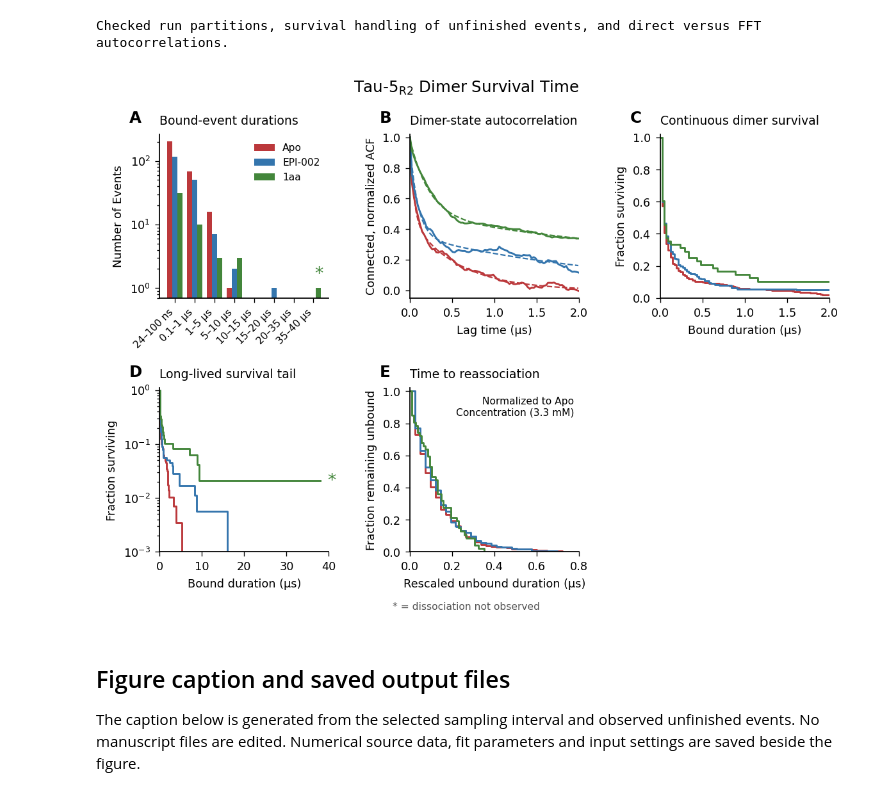
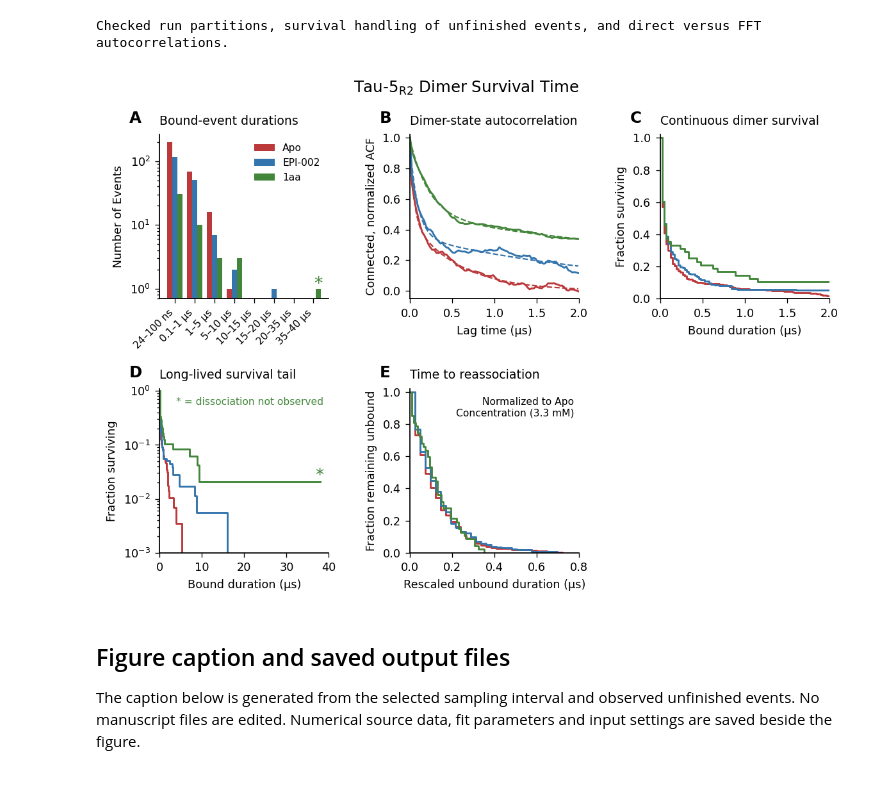
Before and after one commit to paulrobustelli/Zhu_Sisk_AR_oligomers_2025, a Jupyter notebook: dissociation_kinetics.ipynb, the cells around one changed output. Cells and saved outputs as stored; diff of their text form; code cells hidden in the pictures.

Commit message:
Place dissociation annotations above events and move definition into panel D

```diff
--- a/dissociation_kinetics.ipynb
+++ b/dissociation_kinetics.ipynb
@@ -292,8 +292,8 @@ for i,(name,r) in enumerate(results.items()):
         histogram_rows.append(dict(condition=name,lower_us=float(edges[j]),upper_us=float(edges[j+1]),
                                    observed_bound_runs=int(count),dissociation_not_observed=int(nc)))
         if nc:
-            ax[0].annotate("*", xy=(xpos[j],count), xytext=(0,4),
-                           textcoords="offset points", ha="center", va="bottom",
+            ax[0].annotate(r"$*$", xy=(xpos[j],count), xytext=(0,4),
+                           textcoords="offset points", ha="center", va="center",
                            color=color, fontsize=12, annotation_clip=True)
     mask=r["lag_us"]<=ACF_FIT_MAX_US
     t=r["lag_us"][mask]
@@ -303,37 +303,38 @@ for i,(name,r) in enumerate(results.items()):
         curve=curves[name][kind]
         ax[panel].step(curve["x"],curve["y"],where="post",color=color,lw=1.3)
         if kind=="bound":
             for t_end in curve["durations"][~curve["transitions"]]:
                 value=curve["y"][np.searchsorted(curve["x"],t_end,side="right")-1]
-                ax[panel].annotate("*", xy=(t_end,value), xytext=(5,0),
-                                   textcoords="offset points", ha="left", va="center",
+                ax[panel].annotate(r"$*$", xy=(t_end,value), xytext=(0,5),
+                                   textcoords="offset points", ha="center", va="center",
                                    color=color, fontsize=12, annotation_clip=True)
 for i,a in enumerate(ax):
     a.set_title(titles[i],loc="left",fontsize=8.5,pad=7)
     a.text(-.18,1.07,"ABCDEF"[i],transform=a.transAxes,fontweight="bold",fontsize=11)
     a.tick_params(direction="out",length=3,width=.6)
     if i>=2:
         a.set_ylabel("Fraction surviving" if i in [2,3] else "Fraction remaining unbound")
         a.set_ylim(0,1.02)
 ax[0].set(yscale="log",ylabel="Number of Events")
 ax[0].set_ylim(bottom=.7)
 ax[0].set_xticks(np.arange(len(labels)))
 ax[0].set_xticklabels(labels,rotation=45,ha="right",fontsize=7)
 ax[0].legend(frameon=False,fontsize=7)
 ax[1].set(xlim=(0,ACF_FIT_MAX_US),ylim=(-.05,1.02),xlabel="Lag time (µs)",ylabel="Connected, normalized ACF")
 ax[2].set(xlim=(0,PLOT_BOUND_INITIAL_US),xlabel="Bound duration (µs)")
 ax[3].set(yscale="log",ylim=(1e-3,1.1),xlim=(0,max(PLOT_BOUND_TAIL_US,max_bound*1.03)),xlabel="Bound duration (µs)")
 ax[4].set(xlim=(0,PLOT_NORMALIZED_UNBOUND_US),xlabel="Rescaled unbound duration (µs)")
 ax[4].text(.97,.95,f"Normalized to Apo\nConcentration ({reference_concentration*1000:.1f} mM)",
            transform=ax[4].transAxes,ha="right",va="top",fontsize=7)
 fig.subplots_adjust(left=.09,right=.985,bottom=.13,top=.885,wspace=.48,hspace=.55)
-fig.text(.5,.025,"* = dissociation not observed",ha="center",fontsize=7,color="#555555")
+ax[3].text(.97,.95,"* = dissociation not observed",transform=ax[3].transAxes,
+           ha="right",va="top",fontsize=7,color=results["1aa"]["config"]["color"])
 for extension in ["pdf","svg","png"]:
     fig.savefig(OUTPUT_DIR/f"Figure_S2.{extension}",dpi=600)
 save_rows("histogram_counts.csv",histogram_rows)
 plt.show()
 # %% [output]
-[figure, old version]
+[figure, new version]
 # %% [markdown]
 ## Figure caption and saved output files
 The caption below is generated from the selected sampling interval and observed unfinished events. No manuscript files are edited. Numerical source data, fit parameters and input settings are saved beside the figure.
```
